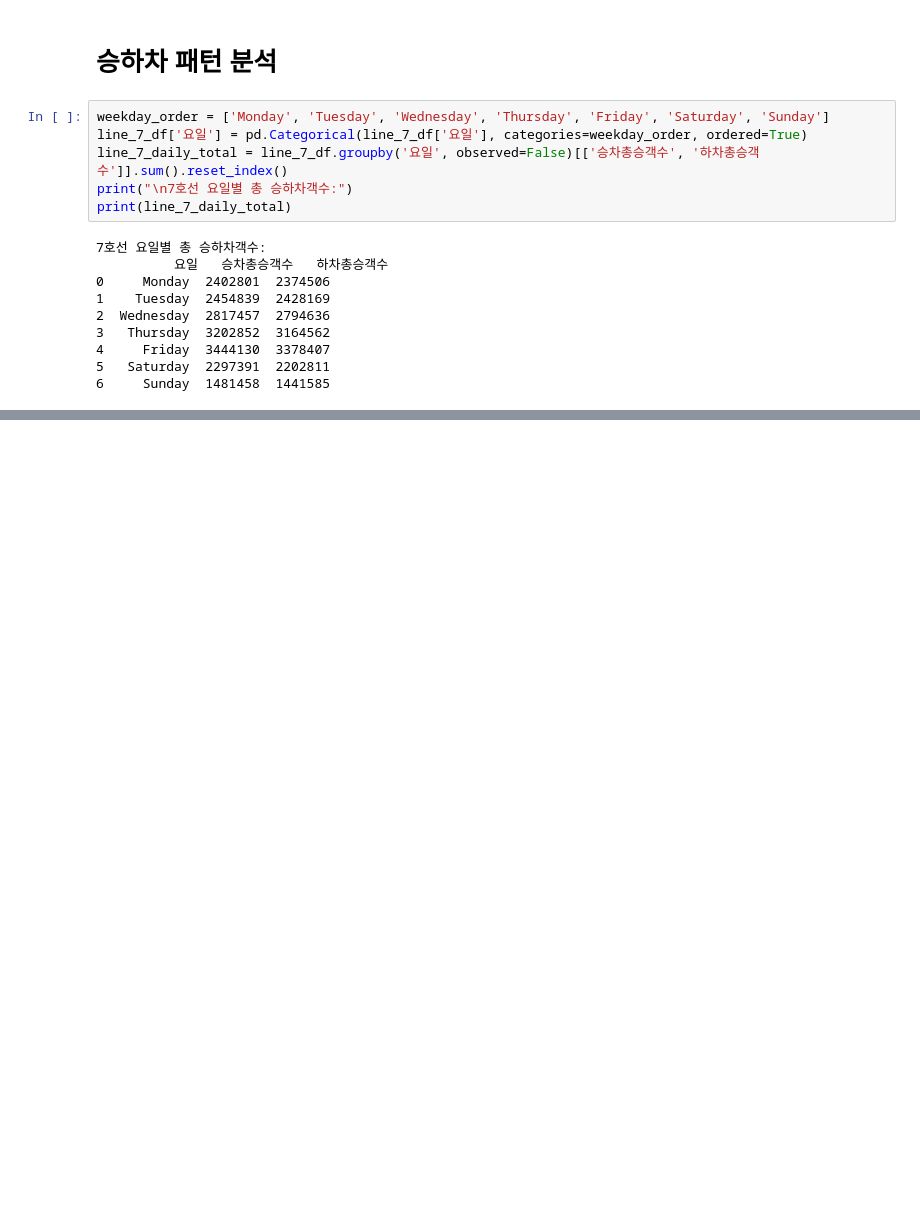
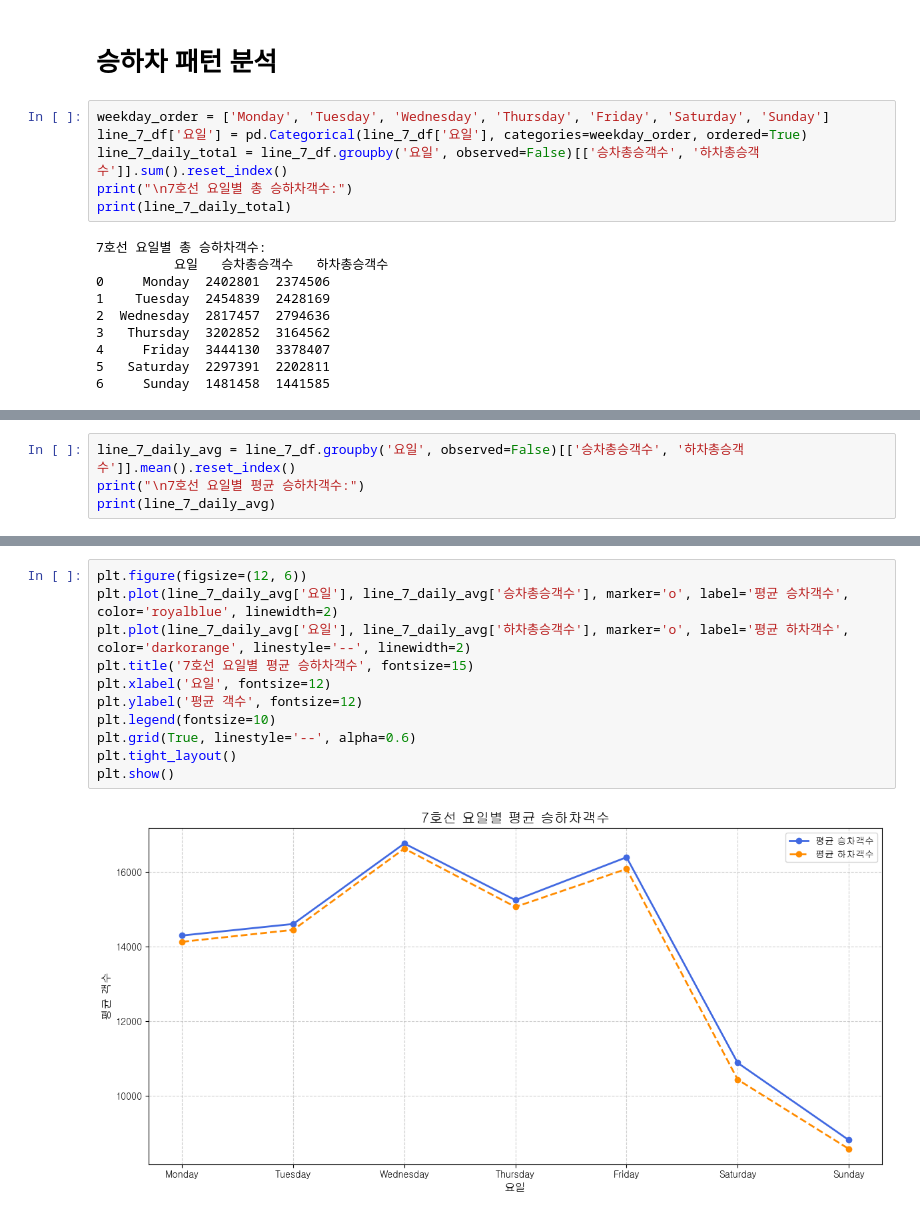
Before and after one commit to sjun4040/Subway_line7_pattern_analysis, a Jupyter notebook: SUBWAY.ipynb, the cells around one changed output, grey strips where cells are left out. Saved outputs shown, nothing was run; the diff lists cells and outputs as text; blank space fills up the shorter version.

```diff
--- a/SUBWAY.ipynb
+++ b/SUBWAY.ipynb
@@ -158,0 +174,4 @@ plt.show()
+# %%
+line_7_daily_avg = line_7_df.groupby('요일', observed=False)[['승차총승객수', '하차총승객수']].mean().reset_index()
+print("\n7호선 요일별 평균 승하차객수:")
+print(line_7_daily_avg)
@@ -158,0 +243,13 @@ plt.show()
+# %%
+plt.figure(figsize=(12, 6))
+plt.plot(line_7_daily_avg['요일'], line_7_daily_avg['승차총승객수'], marker='o', label='평균 승차객수', color='royalblue', linewidth=2)
+plt.plot(line_7_daily_avg['요일'], line_7_daily_avg['하차총승객수'], marker='o', label='평균 하차객수', color='darkorange', linestyle='--', linewidth=2)
+plt.title('7호선 요일별 평균 승하차객수', fontsize=15)
+plt.xlabel('요일', fontsize=12)
+plt.ylabel('평균 객수', fontsize=12)
+plt.legend(fontsize=10)
+plt.grid(True, linestyle='--', alpha=0.6)
+plt.tight_layout()
+plt.show()
+# %% [output]
+[figure, added]
```
Also changed, not shown: parts of 6 cells of this notebook.
